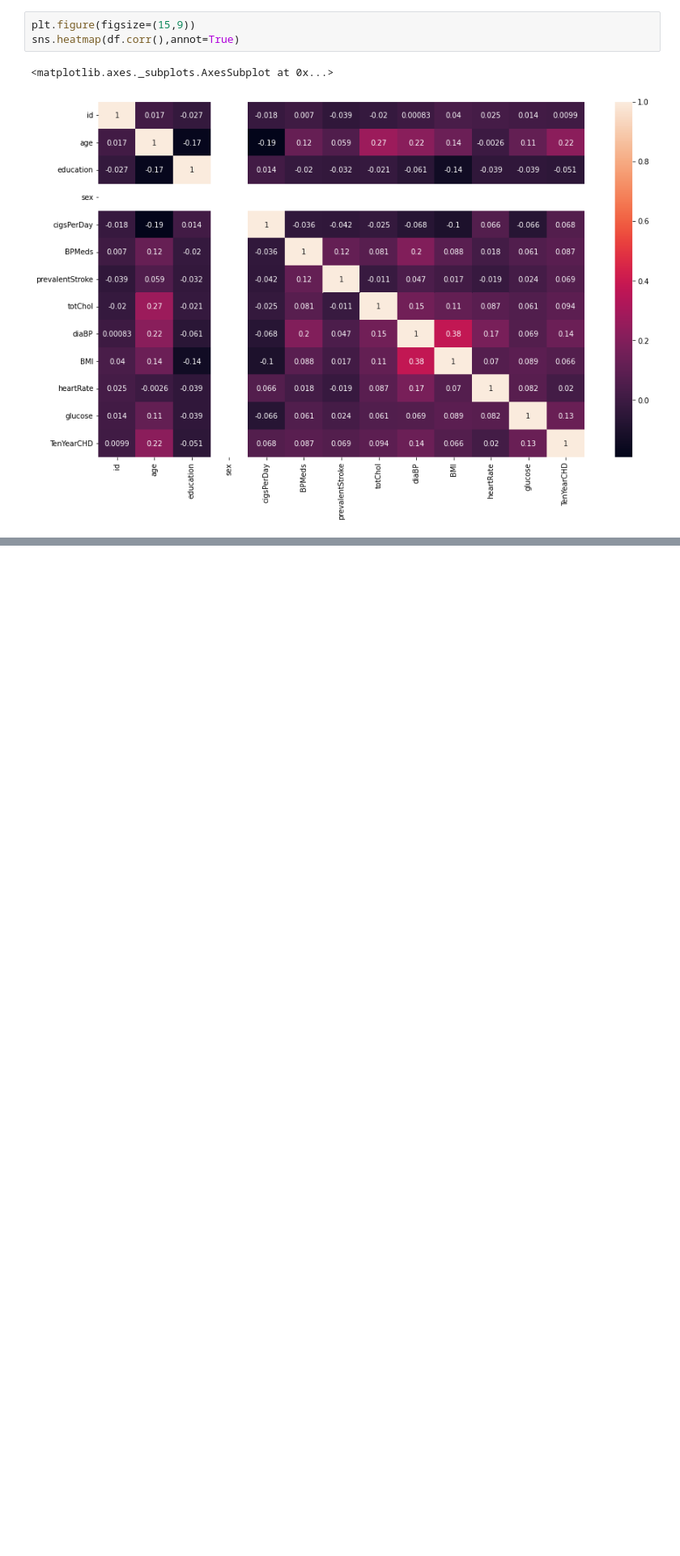
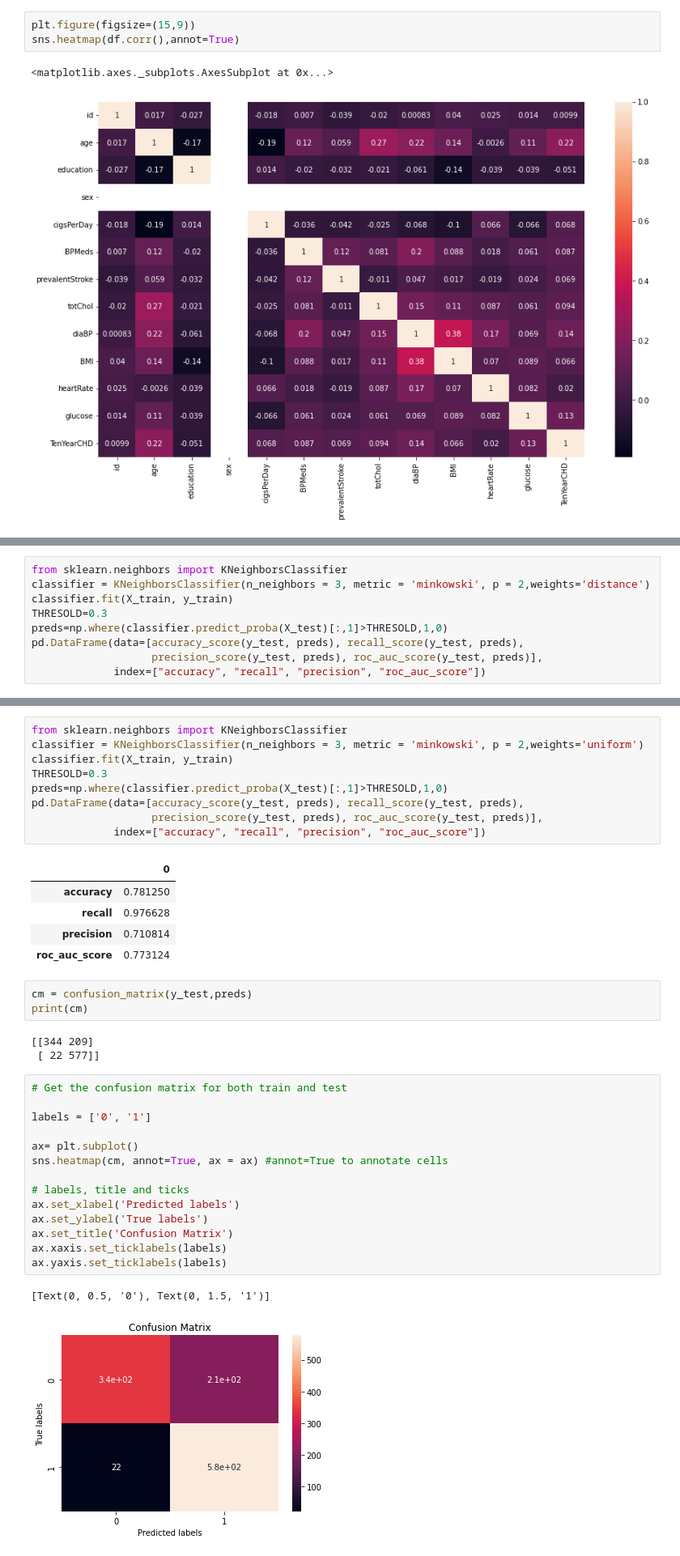
Before and after one commit to dkd99/Cardiovascular-Risk-prediction, a Jupyter notebook: Welcome_To_Colaboratory.ipynb, the cells around one changed output, grey strips where cells are left out. Shown at 81% size. Drawn from its saved outputs; the diff is of its cells as text; blank space fills up the shorter version.

```diff
--- a/Welcome_To_Colaboratory.ipynb
+++ b/Welcome_To_Colaboratory.ipynb
@@ -522,0 +660,9 @@ Y=df
+# %%
+from sklearn.neighbors import KNeighborsClassifier
+classifier = KNeighborsClassifier(n_neighbors = 3, metric = 'minkowski', p = 2,weights='distance')
+classifier.fit(X_train, y_train)
+THRESOLD=0.3
+preds=np.where(classifier.predict_proba(X_test)[:,1]>THRESOLD,1,0)
+pd.DataFrame(data=[accuracy_score(y_test, preds), recall_score(y_test, preds),
+                   precision_score(y_test, preds), roc_auc_score(y_test, preds)],
+             index=["accuracy", "recall", "precision", "roc_auc_score"])
@@ -522,0 +675,38 @@ Y=df
+# %%
+from sklearn.neighbors import KNeighborsClassifier
+classifier = KNeighborsClassifier(n_neighbors = 3, metric = 'minkowski', p = 2,weights='uniform')
+classifier.fit(X_train, y_train)
+THRESOLD=0.3
+preds=np.where(classifier.predict_proba(X_test)[:,1]>THRESOLD,1,0)
+pd.DataFrame(data=[accuracy_score(y_test, preds), recall_score(y_test, preds),
+                   precision_score(y_test, preds), roc_auc_score(y_test, preds)],
+             index=["accuracy", "recall", "precision", "roc_auc_score"])
+# %% [output]
+|  | 0 |
+| accuracy | 0.781250 |
+| recall | 0.976628 |
+| precision | 0.710814 |
+| roc_auc_score | 0.773124 |
+# %%
+cm = confusion_matrix(y_test,preds)
+print(cm)
+# %% [output]
+[[344 209]
+ [ 22 577]]
+# %%
+# Get the confusion matrix for both train and test
+
+labels = ['0', '1']
+
+ax= plt.subplot()
+sns.heatmap(cm, annot=True, ax = ax) #annot=True to annotate cells
+
+# labels, title and ticks
+ax.set_xlabel('Predicted labels')
+ax.set_ylabel('True labels')
+ax.set_title('Confusion Matrix')
+ax.xaxis.set_ticklabels(labels)
+ax.yaxis.set_ticklabels(labels)
+# %% [output]
+[Text(0, 0.5, '0'), Text(0, 1.5, '1')]
+[figure, added]
```
Also changed, not shown: parts of 29 cells of this notebook.
